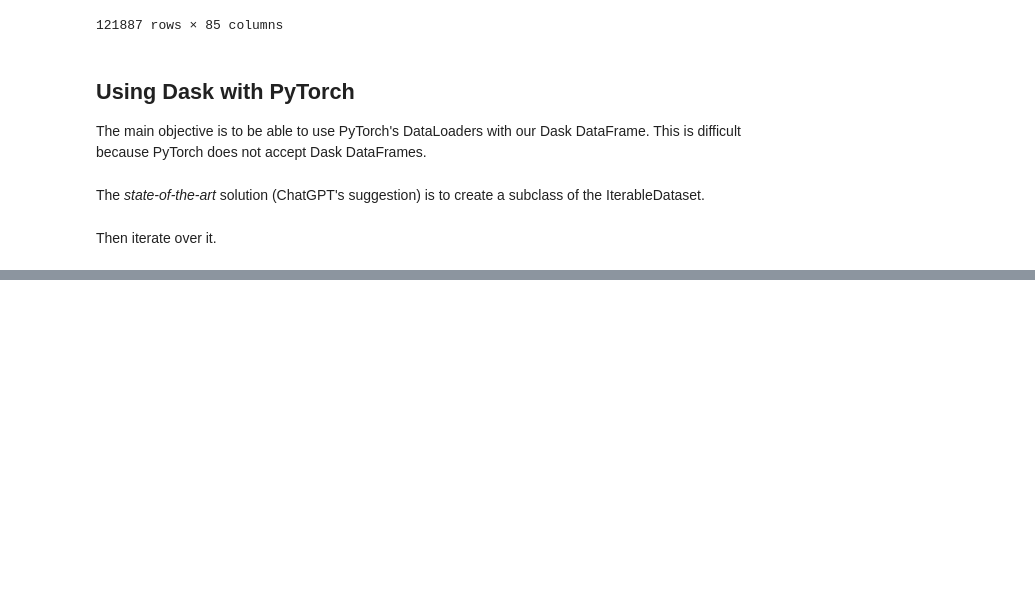
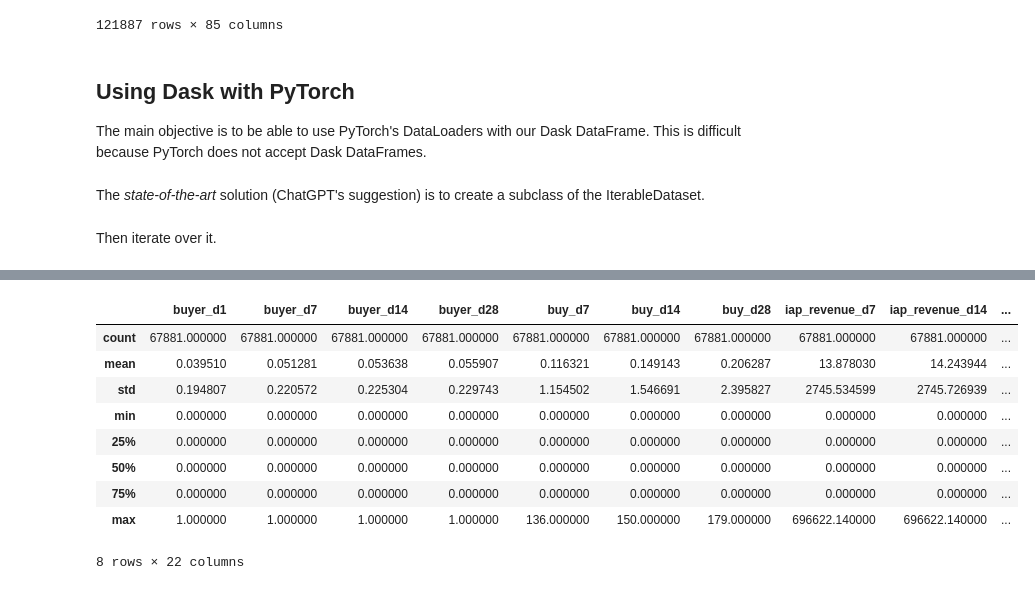
Before and after one commit to MartiGilComas/Datathon2025, a Jupyter notebook: dask-101.ipynb, the cells around one changed output, grey strips where cells are left out. Cells and saved outputs as stored; diff of their text form; code cells hidden in the pictures; blank space fills up the shorter version.

```diff
--- a/dask-101.ipynb
+++ b/dask-101.ipynb
@@ -199,0 +212,33 @@ class DaskIterableDataset(utils.data.IterableDataset):
+# %%
+label_names = ['buyer_d1', 'buyer_d7', 'buyer_d14', 'buyer_d28', 'buy_d7', 'buy_d14',
+               'buy_d28', 'iap_revenue_d7', 'iap_revenue_d14', 'iap_revenue_d28',
+               'registration', 'retention_d1_to_d7', 'retention_d3_to_d7',
+               'retention_d7_to_d14', 'retention_d1', 'retention_d3', 'retentiond7']
+
+request_features = ['advertiser_bundle', 'advertiser_category', 'advertiser_subcategory',
+                    'advertiser_bottom_taxonomy_level', 'carrier', 'country', 'region',
+                    'dev_make', 'dev_model', 'dev_os', 'dev_osv', 'hour', 'release_date',
+                    'release_msrp', 'weekday']
+
+user_features =   ['avg_act_days', 'avg_daily_sessions',
+                   'avg_days_ins', 'avg_duration', 'bcat', 'bcat_bottom_taxonomy',
+                   'bundles_cat', 'bundles_cat_bottom_taxonomy', 'bundles_ins',
+                   'city_hist', 'country_hist', 'cpm', 'cpm_pct_rk', 'ctr', 'ctr_pct_rk',
+                   'dev_language_hist', 'dev_osv_hist', 'first_request_ts',
+                   'first_request_ts_bundle', 'first_request_ts_category_bottom_taxonomy',
+                   'hour_ratio', 'iap_revenue_usd_bundle', 'iap_revenue_usd_category',
+                   'iap_revenue_usd_category_bottom_taxonomy', 'last_buy',
+                   'last_buy_ts_bundle', 'last_buy_ts_category', 'last_ins',
+                   'last_install_ts_bundle', 'last_install_ts_category',
+                   'advertiser_actions_action_count',
+                   'advertiser_actions_action_last_timestamp',
+                   'user_actions_bundles_action_count',
+                   'user_actions_bundles_action_last_timestamp', 'last_advertiser_action',
+                   'new_bundles', 'num_buys_bundle', 'num_buys_category',
+                   'num_buys_category_bottom_taxonomy', 'region_hist', 'rev_by_adv',
+                   'rwd_prank', 'user_bundles', 'user_bundles_l28d', 'weekend_ratio',
+                   'weeks_since_first_seen', 'wifi_ratio',
+                   'whale_users_bundle_num_buys_prank', 'whale_users_bundle_revenue_prank',
+                   'whale_users_bundle_total_num_buys', 'whale_users_bundle_total_revenue']
+
+aux_names = ['row_id', 'datetime']
@@ -199,0 +1003,14 @@ class DaskIterableDataset(utils.data.IterableDataset):
+# %%
+part_0_v3 = part_0_v2.loc[user_df_v3.index, :]
+part_0_v3.describe()
+# %% [output]
+|  | buyer_d1 | buyer_d7 | buyer_d14 | buyer_d28 | buy_d7 | buy_d14 | buy_d28 | iap_revenue_d7 | iap_revenue_d14 | ... |
+| count | 67881.000000 | 67881.000000 | 67881.000000 | 67881.000000 | 67881.000000 | 67881.000000 | 67881.000000 | 67881.000000 | 67881.000000 | ... |
+| mean | 0.039510 | 0.051281 | 0.053638 | 0.055907 | 0.116321 | 0.149143 | 0.206287 | 13.878030 | 14.243944 | ... |
+| std | 0.194807 | 0.220572 | 0.225304 | 0.229743 | 1.154502 | 1.546691 | 2.395827 | 2745.534599 | 2745.726939 | ... |
+| min | 0.000000 | 0.000000 | 0.000000 | 0.000000 | 0.000000 | 0.000000 | 0.000000 | 0.000000 | 0.000000 | ... |
+| 25% | 0.000000 | 0.000000 | 0.000000 | 0.000000 | 0.000000 | 0.000000 | 0.000000 | 0.000000 | 0.000000 | ... |
+| 50% | 0.000000 | 0.000000 | 0.000000 | 0.000000 | 0.000000 | 0.000000 | 0.000000 | 0.000000 | 0.000000 | ... |
+| 75% | 0.000000 | 0.000000 | 0.000000 | 0.000000 | 0.000000 | 0.000000 | 0.000000 | 0.000000 | 0.000000 | ... |
+| max | 1.000000 | 1.000000 | 1.000000 | 1.000000 | 136.000000 | 150.000000 | 179.000000 | 696622.140000 | 696622.140000 | ... |
+8 rows × 22 columns
```
Also changed, not shown: parts of 75 cells of this notebook.
